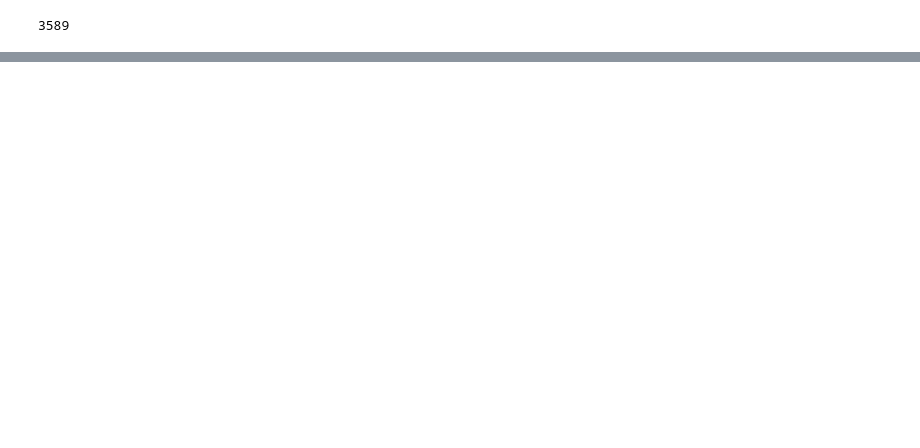
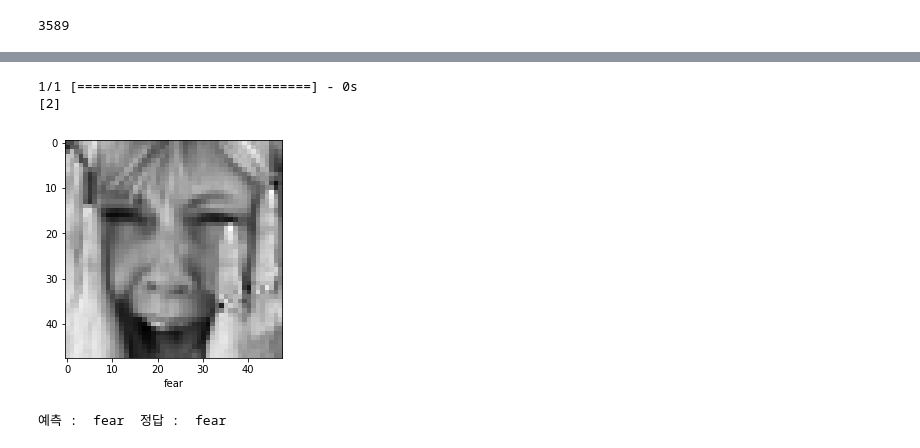
Before and after one commit to onaries/dl_hw3, a Jupyter notebook: main-vgg16-2.ipynb, the cells around one changed output, grey strips where cells are left out. Drawn from its saved outputs; the diff is of its cells as text; code cells hidden in the pictures; blank space fills up the shorter version.

```diff
--- a/main-vgg16-2.ipynb
+++ b/main-vgg16-2.ipynb
@@ -271,0 +279,14 @@ print(y_test1[4])
+# %%
+i = 6
+im = np.array(x_test1[i], dtype=np.uint8)
+plt.imshow(im.reshape(48, 48), cmap='gray')
+x = model.predict_classes(x_test1[i].reshape(1, 48, 48, 1))
+print(x)
+plt.xlabel(emotion[x[0]])
+plt.show()
+print("예측 : ", emotion[x[0]], " 정답 : ", emotion[np.argmax(y_test1[i])])
+# %% [output]
+1/1 [==============================] - 0s
+[2]
+[figure, added]
+예측 :  fear  정답 :  fear
```
Also changed, not shown: parts of 27 cells of this notebook.
